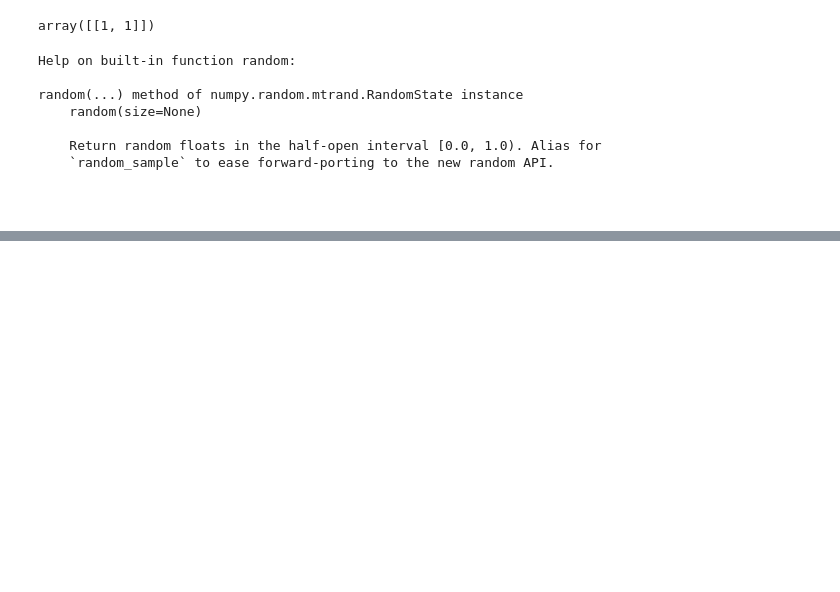
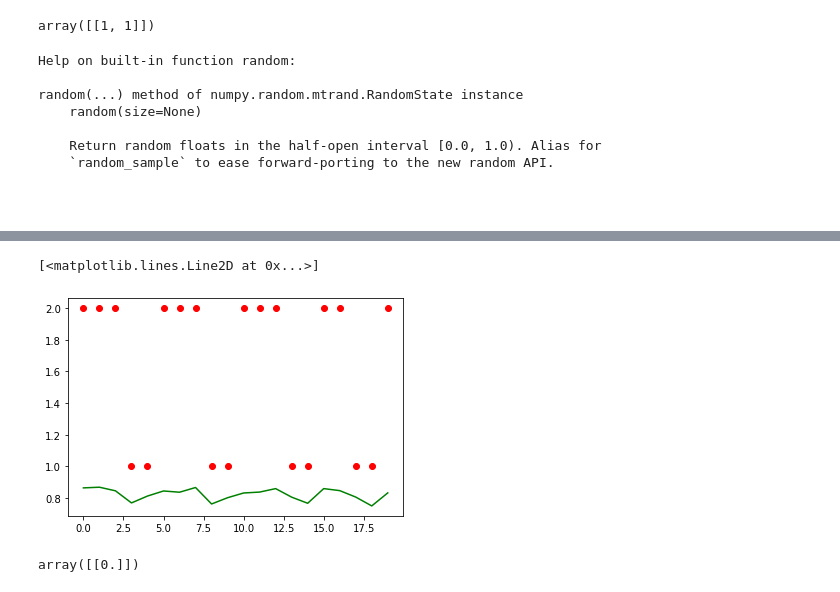
Before and after one commit to 8const/numpy_mnist, a Jupyter notebook: model.ipynb, the cells around one changed output, grey strips where cells are left out. Saved outputs shown, nothing was run; the diff lists cells and outputs as text; code cells hidden in the pictures; blank space fills up the shorter version.

```diff
--- a/model.ipynb
+++ b/model.ipynb
@@ -564,0 +532,80 @@ def sign(x):
+# %%
+def dx2_dU(x, W, U):
+    return ((x * W).T) * sig_((U @ (x * W)))
+
+def dLoss_dU(x, W, U):
+    return 2 * (U @ (x * W)) * dx2_dU(x, W, U) - 2 * sign(x) * dx2_dU(x, W, U)
+
+def dx2_dW(x, W, U):
+    return ((x * U).T) * sig_((U @ (x * W)))
+
+def dLoss_dW(x, W, U):
+    return 2 * (U @ (x * W)) * dx2_dW(x, W, U) - 2 * sign(x) * dx2_dW(x, W, U)
+
+x0 = 0.9
+W  = np.random.random([10,1])
+x1 = relu(x0 * W)
+U  = np.random.random([1,10])
+x2 = relu(U @ x1)
+
+for x in inputs:
+    #compute gradients at x
+    dU = dLoss_dU(x, W, U)
+    dW = dLoss_dW(x, W, U)
+
+    U = U - dU * 0.001
+    W = W - dW * 0.001
+# %%
+@np.vectorize
+def pred(x):
+    x1 = x * W
+    x2 = U @ x1
+    return sigmoid(x2[0][0])
+# %%
+inputs  = np.random.uniform(1,2, 10000)
+predictions = [pred(x) for x in inputs[:100]]
+outputs = sign(inputs)
+
+plt.plot(outputs[:20], 'ro')
+plt.plot(predictions[:20], 'g')
+# %% [output]
+[<matplotlib.lines.Line2D at 0x...>]
+[figure, added]
+# %%
+import numpy as np
+W1 = weights_init(3, 1)
+W2 = weights_init(2, 3)
+W3 = weights_init(1, 2)
+
+s = lambda x: 2*x
+l0 = 3
+
+data = [i in range(2, 1000)]
+
+
+for l0 in data:
+    l1 = (W1 * l0)
+    relu_l1 = relu(l1)
+
+    l2 = W2 @ relu_l1
+
+    relu_l2 = relu(l2)
+
+    l3 = W3 @ relu_l2
+
+    relu_l3 = relu(l3)
+
+    loss = (relu(l3) - s(l0))**2
+
+    dloss_dl3 = 2*(relu_l3 - s(l0))
+    drl3_dW3 = ((l3 > 0) * relu_l2).T
+    d_W3 = (dloss_dl3 @ drl3_dW3)
+    drl3_dW2 = (l3 > 0) * ((W3.T) @ (relu_l1.T))
+    d_W2 = dloss_dl3 * drl3_dW2
+    LOL = ((W3 @ (l2>0)))
+    W3 = W3 - d_W3 * 0.01
+    W2 = W2 - d_W2 * 0.01
+#d_W1 = (dloss_dl3 @ (l3>0) @ W3).T  @ (l2.T>0) @ W2 @ (l1>0) *l0
+LOL
+# %% [output]
+array([[0.]])
```
Also changed, not shown: parts of 30 cells of this notebook.
